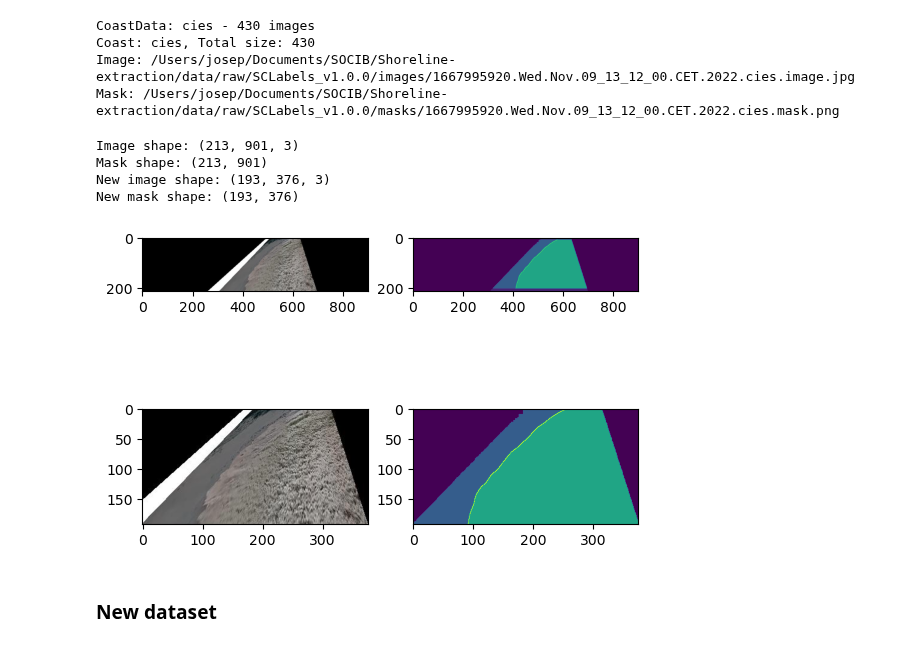
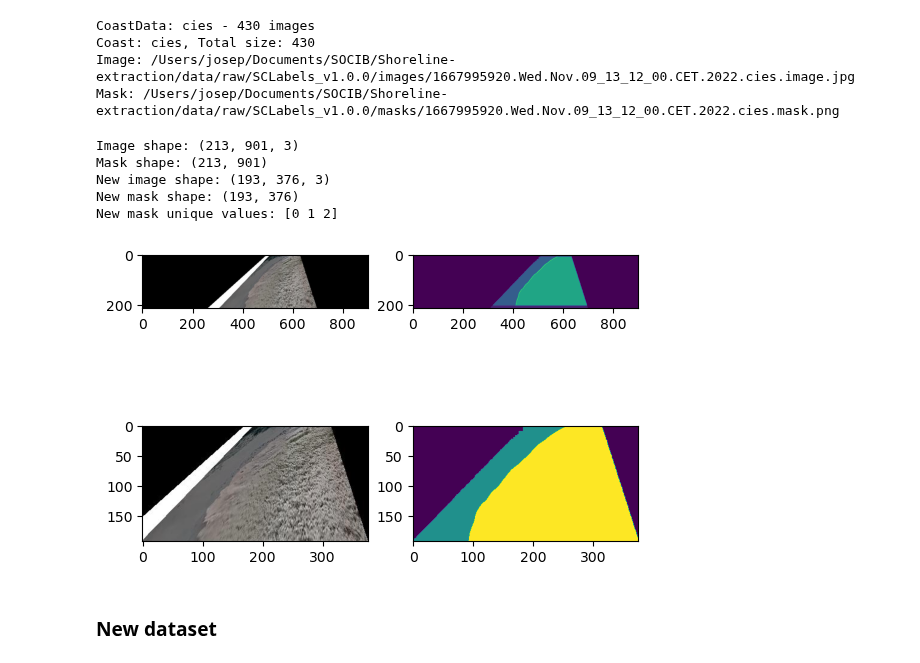
Before and after one commit to OliverJosep/Shoreline-extraction, a Jupyter notebook: notebooks/data-exploration/02_preprocess_data.ipynb, the cells around one changed output. Cells and saved outputs as stored; diff of their text form; code cells hidden in the pictures.

```diff
--- a/notebooks/data-exploration/02_preprocess_data.ipynb
+++ b/notebooks/data-exploration/02_preprocess_data.ipynb
@@ -30,36 +33,55 @@ Coast: cies, Total size: 430
 Image: /Users/josep/Documents/SOCIB/Shoreline-extraction/data/raw/SCLabels_v1.0.0/images/1667995920.Wed.Nov.09_13_12_00.CET.2022.cies.image.jpg
 Mask: /Users/josep/Documents/SOCIB/Shoreline-extraction/data/raw/SCLabels_v1.0.0/masks/1667995920.Wed.Nov.09_13_12_00.CET.2022.cies.mask.png
 # %%
-
 dataset_preprocessor = DatasetPreprocessor()
 
 image = dataset_preprocessor.load_image(image_path)
 mask = dataset_preprocessor.load_mask(mask_path)
 
 print("Image shape:", image.shape)
 print("Mask shape:", mask.shape)
 
-new_image, new_mask = dataset_preprocessor.process_image(image, mask)
+mapping = {
+    0: 0,    # Background → Class 0
+    25: 1,   # Not classified → Class 1
+    75: 2,   # Land → Class 2
+    150: 3,  # Sea → Class 3
+    255: 4   # Shoreline → Class 4
+}
+
+# If we want only 3 classes:
+mapping = {
+    0: 0,    # Background → Class 0
+    25: 0,   # Not classified → Class 1
+    75: 1,   # Land → Class 2
+    150: 2,  # Sea → Class 3
+    255: 1   # Shoreline → Class 4
+}
+
+new_image, new_mask = dataset_preprocessor.process_image(image, mask, mask_mapping=mapping)
 
 print("New image shape:", new_image.shape)
 print("New mask shape:", new_mask.shape)
+
+print("New mask unique values:", np.unique(new_mask))
 
 fig, ax = plt.subplots(2, 2)
 
 
 ax[0][0].imshow(image)
 ax[0][1].imshow(mask)
 
 ax[1][0].imshow(new_image)
 ax[1][1].imshow(new_mask)
 
 plt.show()
 # %% [output]
 Image shape: (213, 901, 3)
 Mask shape: (213, 901)
 New image shape: (193, 376, 3)
 New mask shape: (193, 376)
+New mask unique values: [0 1 2]
-[figure, old version]
+[figure, new version]
 # %%
 # Preprocess all the dataset
 new_data_path = os.path.abspath(os.path.join(os.getcwd(), "../../data/processed/"))
```
Also changed, not shown: parts of 3 cells of this notebook, 9 other files.
